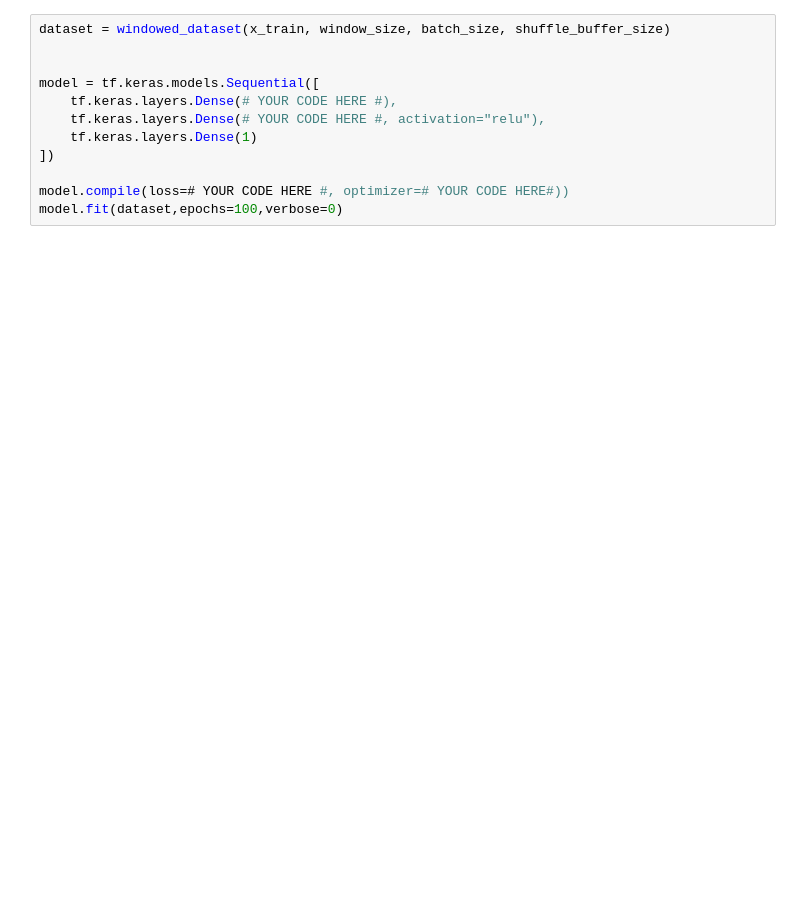
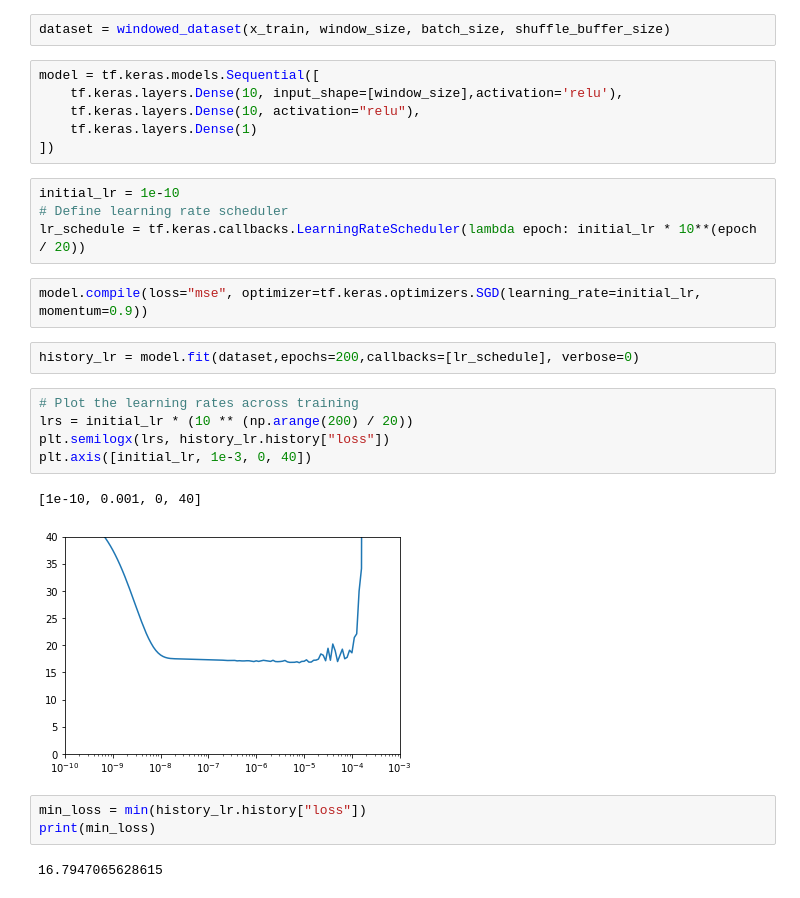
Before and after one commit to laurauzcategui/tensorflow_in_practice, a Jupyter notebook: time_series_predictions/week_2_dnn_time_series/week_2_exercise_question.ipynb, the cells around one changed output. Saved outputs shown, nothing was run; the diff lists cells and outputs as text; blank space fills up the shorter version.

```diff
--- a/time_series_predictions/week_2_dnn_time_series/week_2_exercise_question.ipynb
+++ b/time_series_predictions/week_2_dnn_time_series/week_2_exercise_question.ipynb
@@ -77,12 +142,29 @@ def windowed_dataset(series, window_size, batch_size, shuffle_buffer):
+# %%
+dataset = windowed_dataset(x_train, window_size, batch_size, shuffle_buffer_size)
 # %%
-dataset = windowed_dataset(x_train, window_size, batch_size, shuffle_buffer_size)
-
-
 model = tf.keras.models.Sequential([
-    tf.keras.layers.Dense(# YOUR CODE HERE #),
-    tf.keras.layers.Dense(# YOUR CODE HERE #, activation="relu"),
+    tf.keras.layers.Dense(10, input_shape=[window_size],activation='relu'),
+    tf.keras.layers.Dense(10, activation="relu"),
     tf.keras.layers.Dense(1)
 ])
-
-model.compile(loss=# YOUR CODE HERE #, optimizer=# YOUR CODE HERE#))
-model.fit(dataset,epochs=100,verbose=0)
+# %%
+initial_lr = 1e-10
+# Define learning rate scheduler
+lr_schedule = tf.keras.callbacks.LearningRateScheduler(lambda epoch: initial_lr * 10**(epoch / 20))
+# %%
+model.compile(loss="mse", optimizer=tf.keras.optimizers.SGD(learning_rate=initial_lr, momentum=0.9))
+# %%
+history_lr = model.fit(dataset,epochs=200,callbacks=[lr_schedule], verbose=0)
+# %%
+# Plot the learning rates across training
+lrs = initial_lr * (10 ** (np.arange(200) / 20))
+plt.semilogx(lrs, history_lr.history["loss"])
+plt.axis([initial_lr, 1e-3, 0, 40])
+# %% [output]
+[1e-10, 0.001, 0, 40]
+[figure, added]
+# %%
+min_loss = min(history_lr.history["loss"])
+print(min_loss)
+# %% [output]
+16.7947065628615
```
Also changed, not shown: parts of 26 cells of this notebook, 1 other file.
